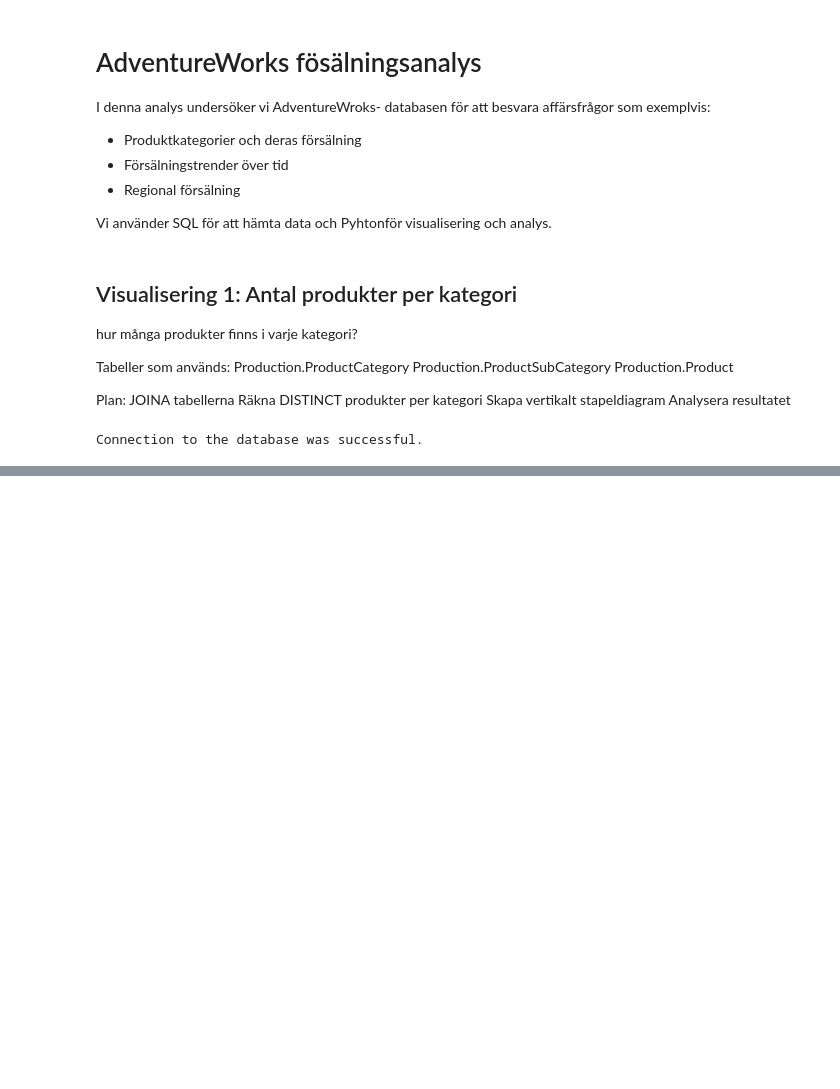
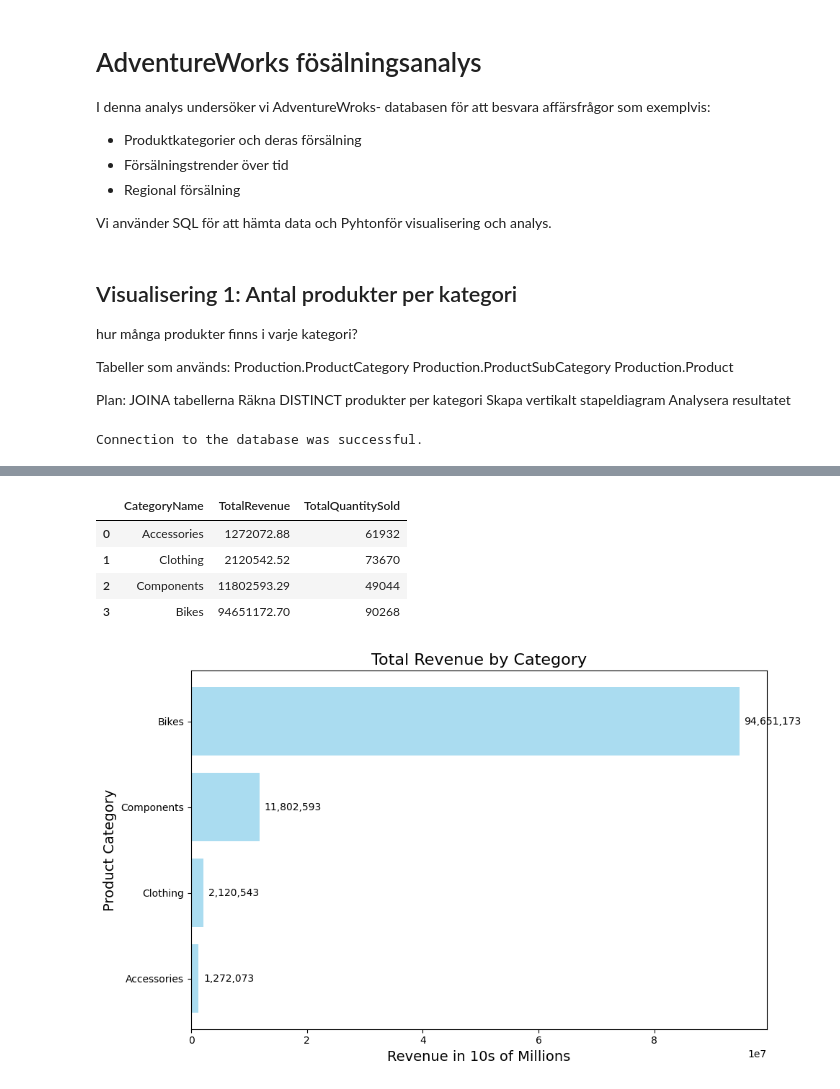
Before and after one commit to wendymermet-lgtm/SQL_Examen, a Jupyter notebook: notebooks/main.ipynb, the cells around one changed output, grey strips where cells are left out. Drawn from its saved outputs; the diff is of its cells as text; code cells hidden in the pictures; blank space fills up the shorter version.

```diff
--- a/notebooks/main.ipynb
+++ b/notebooks/main.ipynb
@@ -87,0 +104,43 @@ Detta indikerar på att företaget är starkt fokuserat på komponenter och rese
+# %%
+query_vis2 = """
+SELECT
+    pc.Name AS CategoryName,
+    round(SUM(LineTotal),2) AS TotalRevenue,
+    SUM(OrderQty) AS TotalQuantitySold
+
+FROM Production.ProductCategory pc
+INNER JOIN Production.ProductSubcategory psc
+    ON pc.ProductCategoryID = psc.ProductCategoryID
+INNER JOIN Production.Product p
+    ON psc.ProductSubcategoryID = p.ProductSubcategoryID
+INNER JOIN sales.SalesOrderDetail sod
+    ON p.ProductID = sod.ProductID
+GROUP BY pc.Name
+ORDER BY TotalRevenue ASC;
+"""
+
+
+df_vis2 = query_df(query_vis2)
+display(df_vis2)
+
+fig, ax = plt.subplots(figsize=(10, 6))
+bars = ax.barh(df_vis2['CategoryName'], df_vis2['TotalRevenue'], color='skyblue',alpha=0.7,)
+
+ax.bar_label(
+    bars,
+    labels=[f"{v:,.0f}" for v in df_vis2['TotalRevenue']],
+    padding=5
+)
+
+ax.set_title('Total Revenue by Category', fontsize=16)
+ax.set_ylabel('Product Category', fontsize=14)
+ax.set_xlabel('Revenue in 10s of Millions', fontsize=14)
+plt.tight_layout()
+plt.show()
+# %% [output]
+|  | CategoryName | TotalRevenue | TotalQuantitySold |
+| 0 | Accessories | 1272072.88 | 61932 |
+| 1 | Clothing | 2120542.52 | 73670 |
+| 2 | Components | 11802593.29 | 49044 |
+| 3 | Bikes | 94651172.70 | 90268 |
+[figure, added]
```
Also changed, not shown: parts of 15 cells of this notebook, 7 other files.
